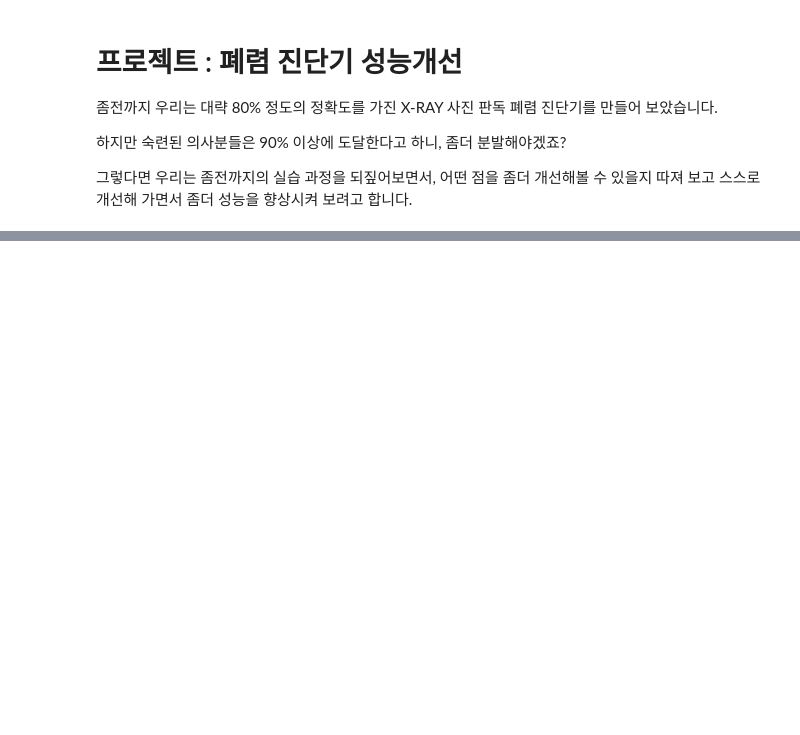
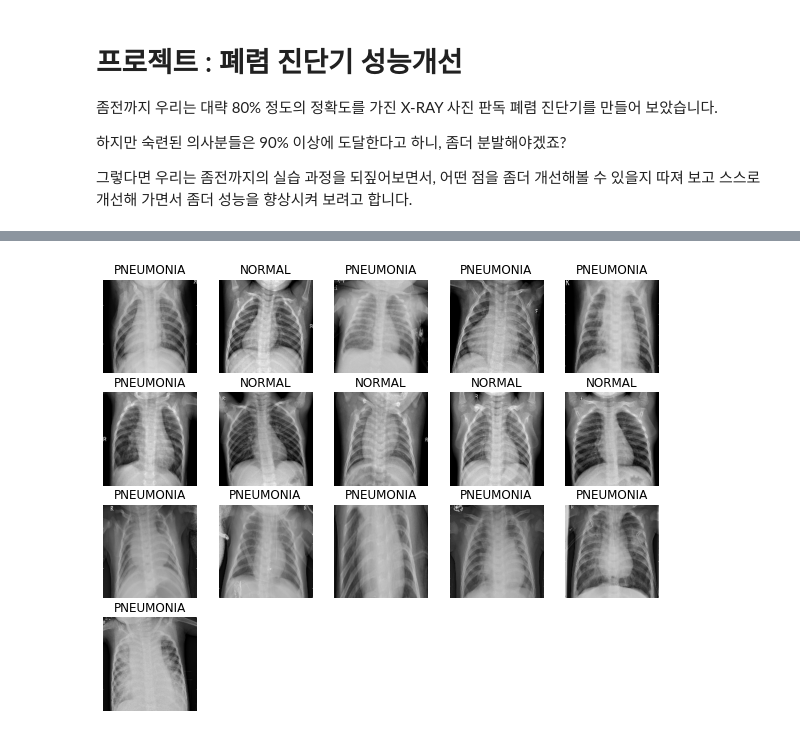
Before and after one commit to YesicaKim/E22_Chest_X-Ray, a Jupyter notebook: E22_Chest_X-Ray.ipynb, the cells around one changed output, grey strips where cells are left out. Saved outputs shown, nothing was run; the diff lists cells and outputs as text; code cells hidden in the pictures; blank space fills up the shorter version.

```diff
--- a/E22_Chest_X-Ray.ipynb
+++ b/E22_Chest_X-Ray.ipynb
@@ -22,0 +165,5 @@ Accuracy 기준 85%에 도달하였다.
+# %%
+# train_ds.take(1)은 하나의 데이터만 가져와서 확인하기
+for image, label in train_ds.take(1):
+    print("Image shape: ", image.numpy().shape)
+    print("Label: ", label.numpy())
@@ -22,0 +399,24 @@ Accuracy 기준 85%에 도달하였다.
+# %%
+def augment(image,label):
+    image = tf.image.random_flip_left_right(image)  # 랜덤하게 좌우를 반전합니다.
+    return image,label
+# %%
+def prepare_for_training(ds, shuffle_buffer_size=1000):
+    # augment 적용 부분이 배치처리 함수에 추가되었습니다.
+    ds = ds.map(
+            augment,       # augment 함수 적용
+            num_parallel_calls=2
+        )
+
+    ds = ds.shuffle(buffer_size=shuffle_buffer_size)
+
+    ds = ds.repeat()
+
+    ds = ds.batch(BATCH_SIZE)
+
+    ds = ds.prefetch(buffer_size=AUTOTUNE)
+
+    return ds
+
+train_ds = prepare_for_training(train_ds)
+val_ds = prepare_for_training(val_ds)
@@ -22,0 +427,17 @@ Accuracy 기준 85%에 도달하였다.
+# %%
+image_batch, label_batch = next(iter(train_ds))
+
+def show_batch(image_batch, label_batch):
+    plt.figure(figsize=(10,10))
+    for n in range(16):
+        ax = plt.subplot(5,5,n+1)
+        plt.imshow(image_batch[n])
+        if label_batch[n]:
+            plt.title("PNEUMONIA")
+        else:
+            plt.title("NORMAL")
+        plt.axis("off")
+
+show_batch(image_batch.numpy(), label_batch.numpy())
+# %% [output]
+[figure, added]
```
Also changed, not shown: parts of 67 cells of this notebook.
